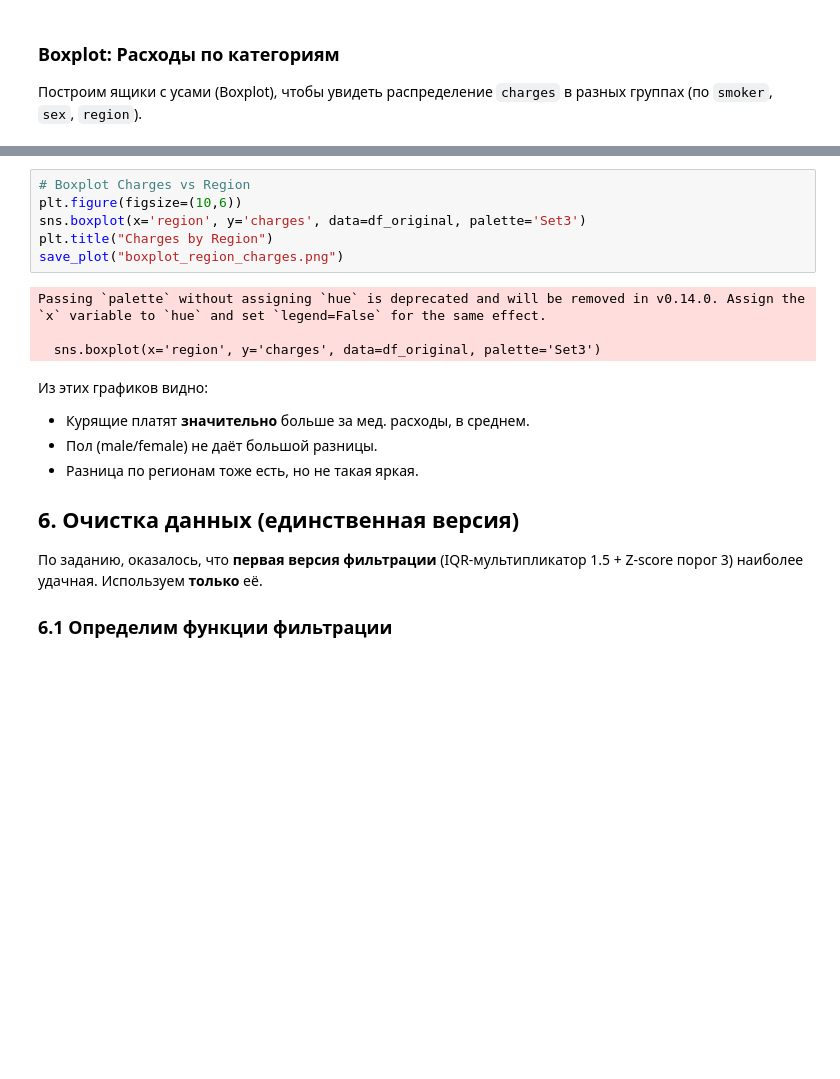
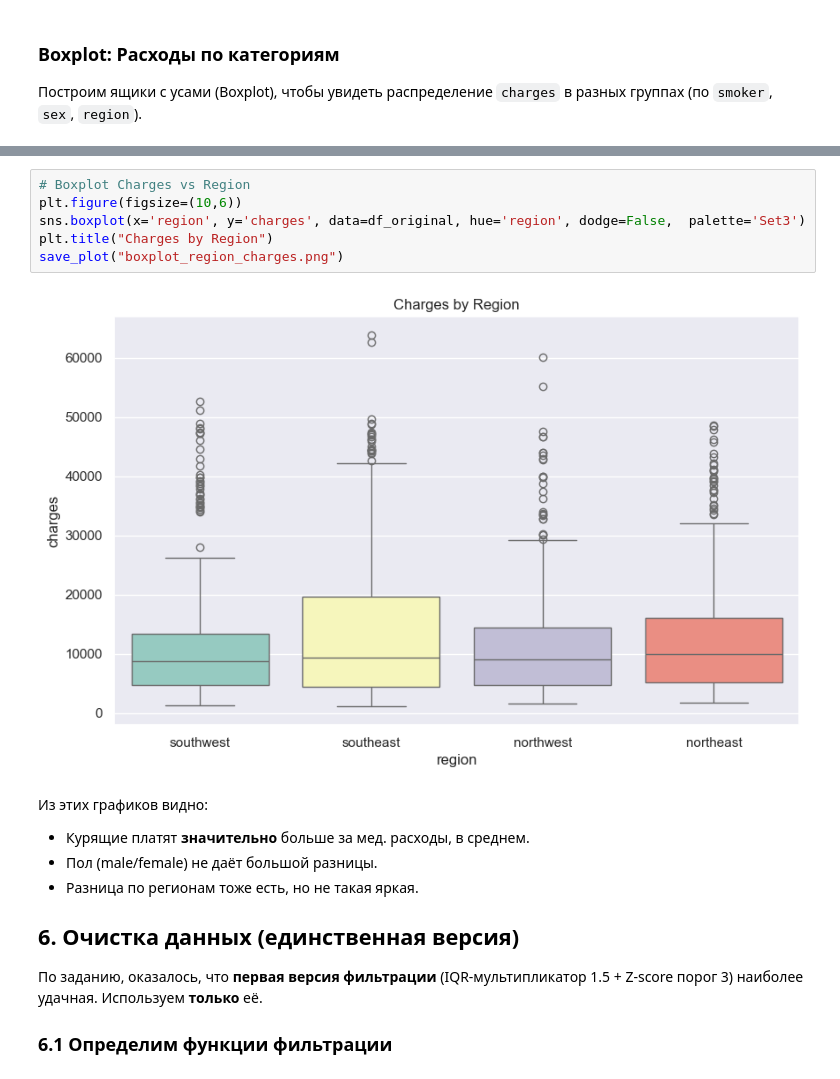
Before and after one commit to LlirikOknessu/tpu-8e21-ai-basis, a Jupyter notebook: Kostin/data/testing.ipynb, the cells around one changed output, grey strips where cells are left out. Drawn from its saved outputs; the diff is of its cells as text; blank space fills up the shorter version.

```diff
--- a/Kostin/data/testing.ipynb
+++ b/Kostin/data/testing.ipynb
@@ -212,13 +235,11 @@ Passing `palette` without assigning `hue` is deprecated and will be removed in v
 # %%
 # Boxplot Charges vs Region
 plt.figure(figsize=(10,6))
-sns.boxplot(x='region', y='charges', data=df_original, palette='Set3')
+sns.boxplot(x='region', y='charges', data=df_original, hue='region', dodge=False,  palette='Set3')
 plt.title("Charges by Region")
 save_plot("boxplot_region_charges.png")
 # %% [output]
-Passing `palette` without assigning `hue` is deprecated and will be removed in v0.14.0. Assign the `x` variable to `hue` and set `legend=False` for the same effect.
-
-  sns.boxplot(x='region', y='charges', data=df_original, palette='Set3')
+[figure, added]
 # %% [markdown]
 Из этих графиков видно:
 - Курящие платят **значительно** больше за мед. расходы, в среднем.
```
Also changed, not shown: parts of 17 cells of this notebook, 4 other files.
